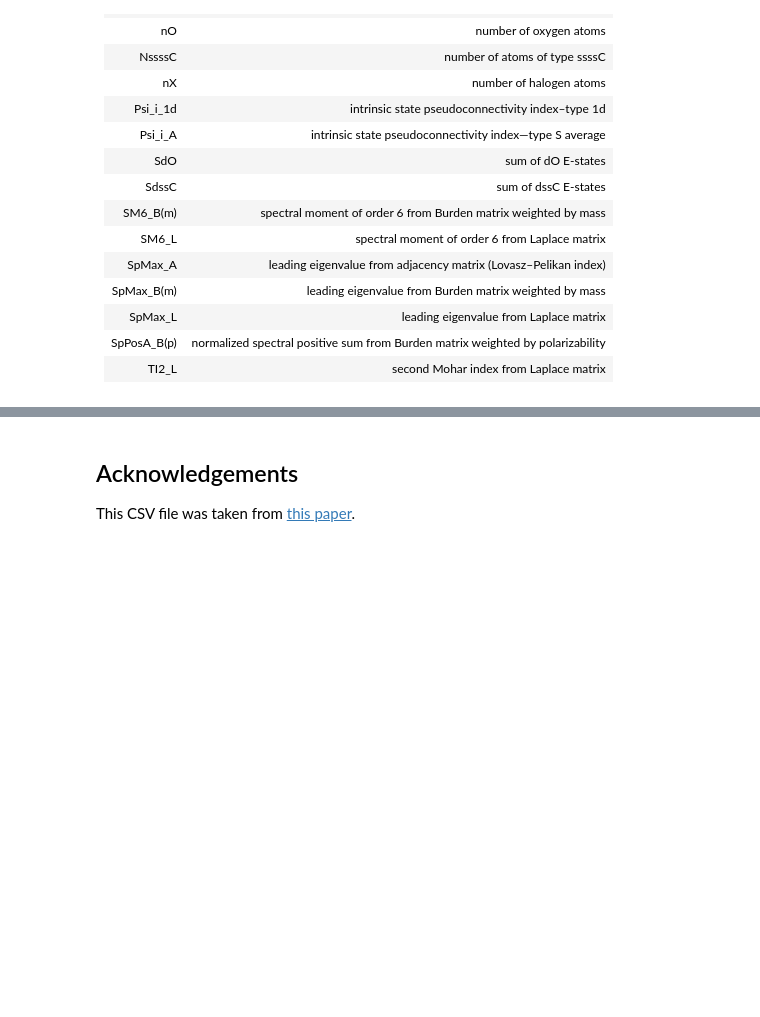
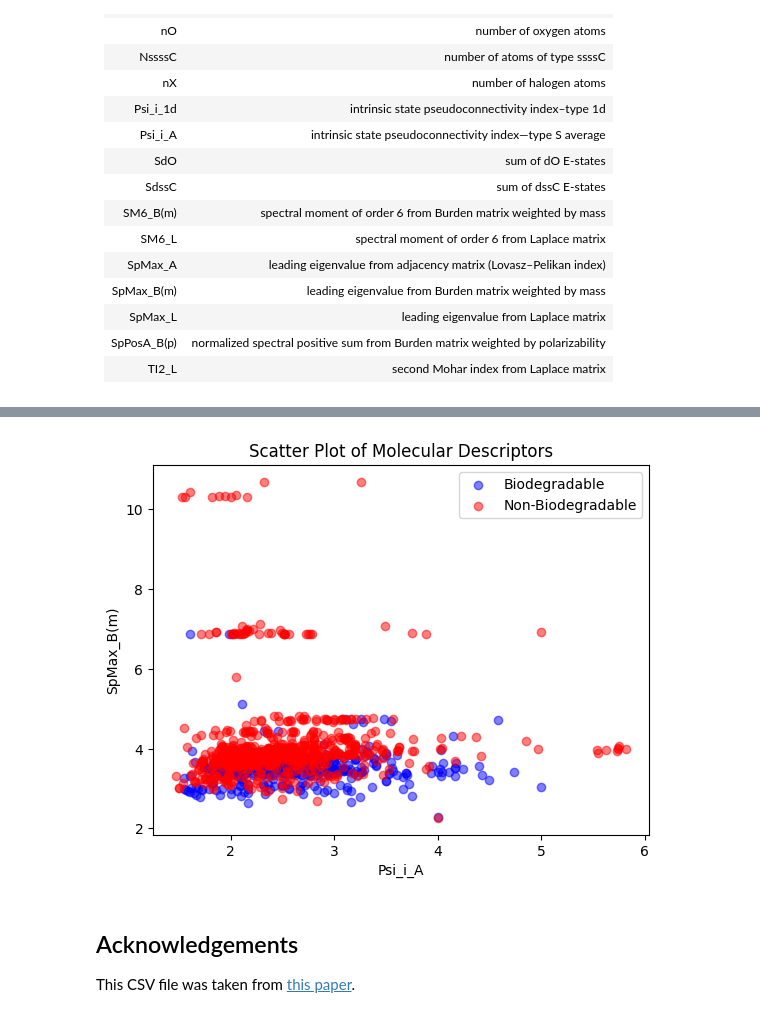
Before and after one commit to oasci/pitt-biosc1540-2024s, a Jupyter notebook: biosc1540/lectures/04/l04.ipynb, the cells around one changed output, grey strips where cells are left out. Saved outputs shown, nothing was run; the diff lists cells and outputs as text; code cells hidden in the pictures; folded sections open; blank space fills up the shorter version.

```diff
--- a/biosc1540/lectures/04/l04.ipynb
+++ b/biosc1540/lectures/04/l04.ipynb
@@ -163,3 +603,29 @@ You do not need to know what any of these mean; we are just using this for some
+# %%
+# Scatter Plot of Molecular Descriptors
+label_1 = "Psi_i_A"
+label_2 = "SpMax_B(m)"
+plt.scatter(
+    df[df["Biodegradable"] == True][label_1],
+    df[df["Biodegradable"] == True][label_2],
+    label="Biodegradable",
+    color="blue",
+    alpha=0.5,
+)
+plt.scatter(
+    df[df["Biodegradable"] == False][label_1],
+    df[df["Biodegradable"] == False][label_2],
+    label="Non-Biodegradable",
+    color="red",
+    alpha=0.5,
+)
+
+plt.title("Scatter Plot of Molecular Descriptors")
+plt.xlabel(label_1)
+plt.ylabel(label_2)
+plt.legend()  # Show legend to distinguish between Biodegradable and Non-Biodegradable points
+plt.show()
+# %% [output]
+[figure, added]
 # %% [markdown]
 ## Acknowledgements
 
```
Also changed, not shown: parts of 39 cells of this notebook.
